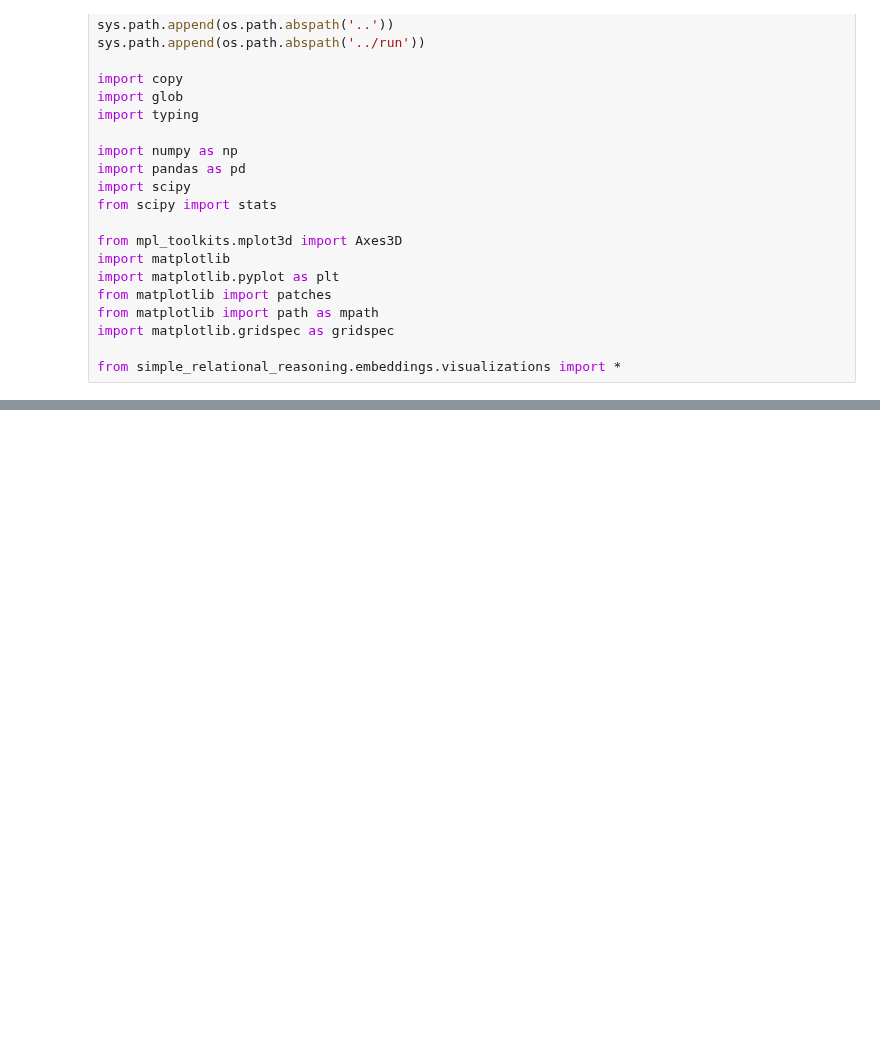
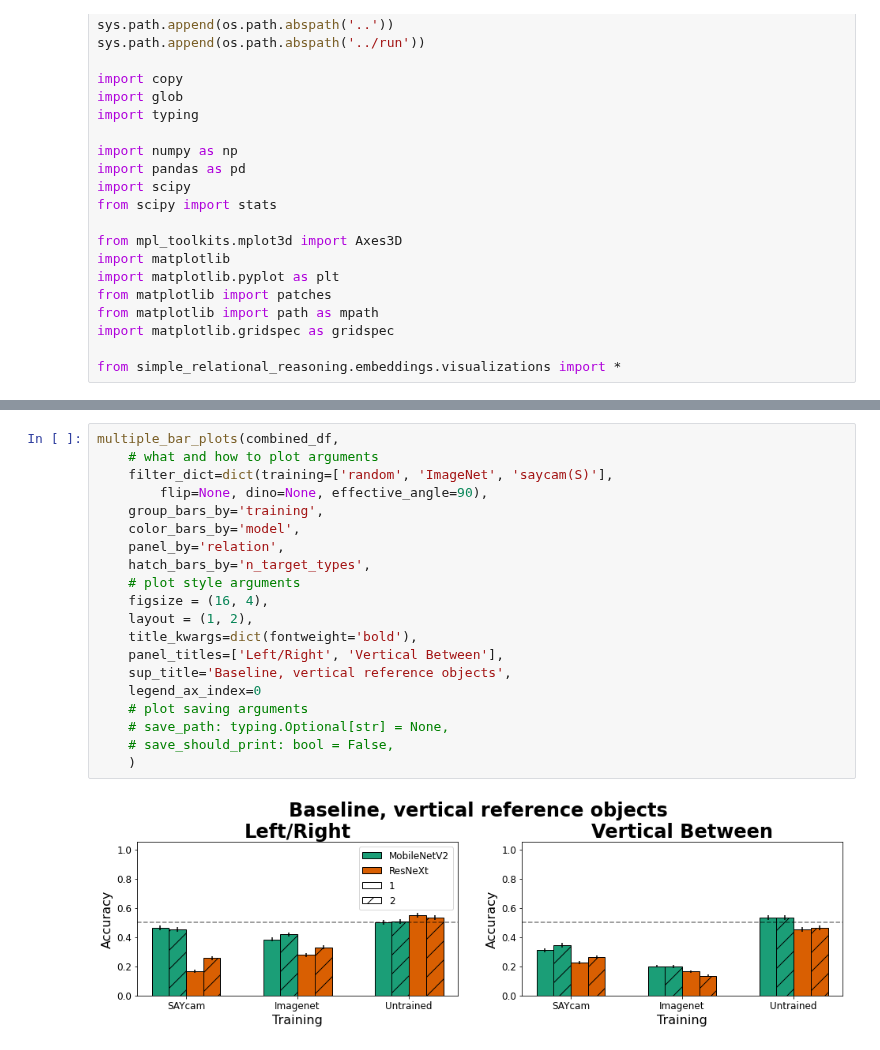
Before and after one commit to guydav/simple-relational-reasoning, a Jupyter notebook: notebooks/EmbeddingDataAnalysis.ipynb, the cells around one changed output, grey strips where cells are left out. Saved outputs shown, nothing was run; the diff lists cells and outputs as text; blank space fills up the shorter version.

```diff
--- a/notebooks/EmbeddingDataAnalysis.ipynb
+++ b/notebooks/EmbeddingDataAnalysis.ipynb
@@ -286,0 +443,22 @@ def multiple_bar_plots(df: pd.DataFrame, *,
+# %%
+multiple_bar_plots(combined_df,
+    # what and how to plot arguments
+    filter_dict=dict(training=['random', 'ImageNet', 'saycam(S)'],
+        flip=None, dino=None, effective_angle=90),
+    group_bars_by='training',
+    color_bars_by='model',
+    panel_by='relation',
+    hatch_bars_by='n_target_types',
+    # plot style arguments
+    figsize = (16, 4),
+    layout = (1, 2),
+    title_kwargs=dict(fontweight='bold'),
+    panel_titles=['Left/Right', 'Vertical Between'],
+    sup_title='Baseline, vertical reference objects',
+    legend_ax_index=0
+    # plot saving arguments
+    # save_path: typing.Optional[str] = None,
+    # save_should_print: bool = False,
+    )
+# %% [output]
+[figure, added]
```
Also changed, not shown: parts of 11 cells of this notebook, 1 other file.
